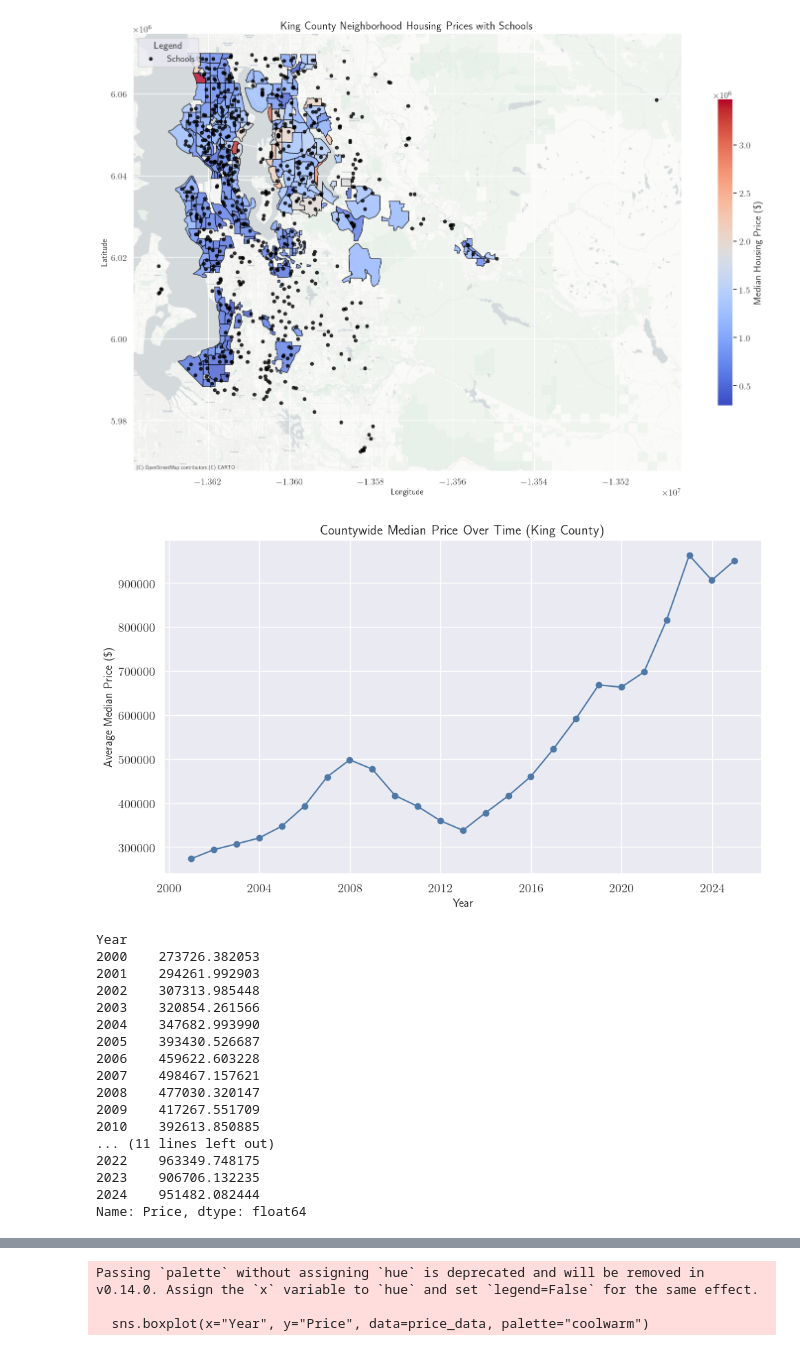
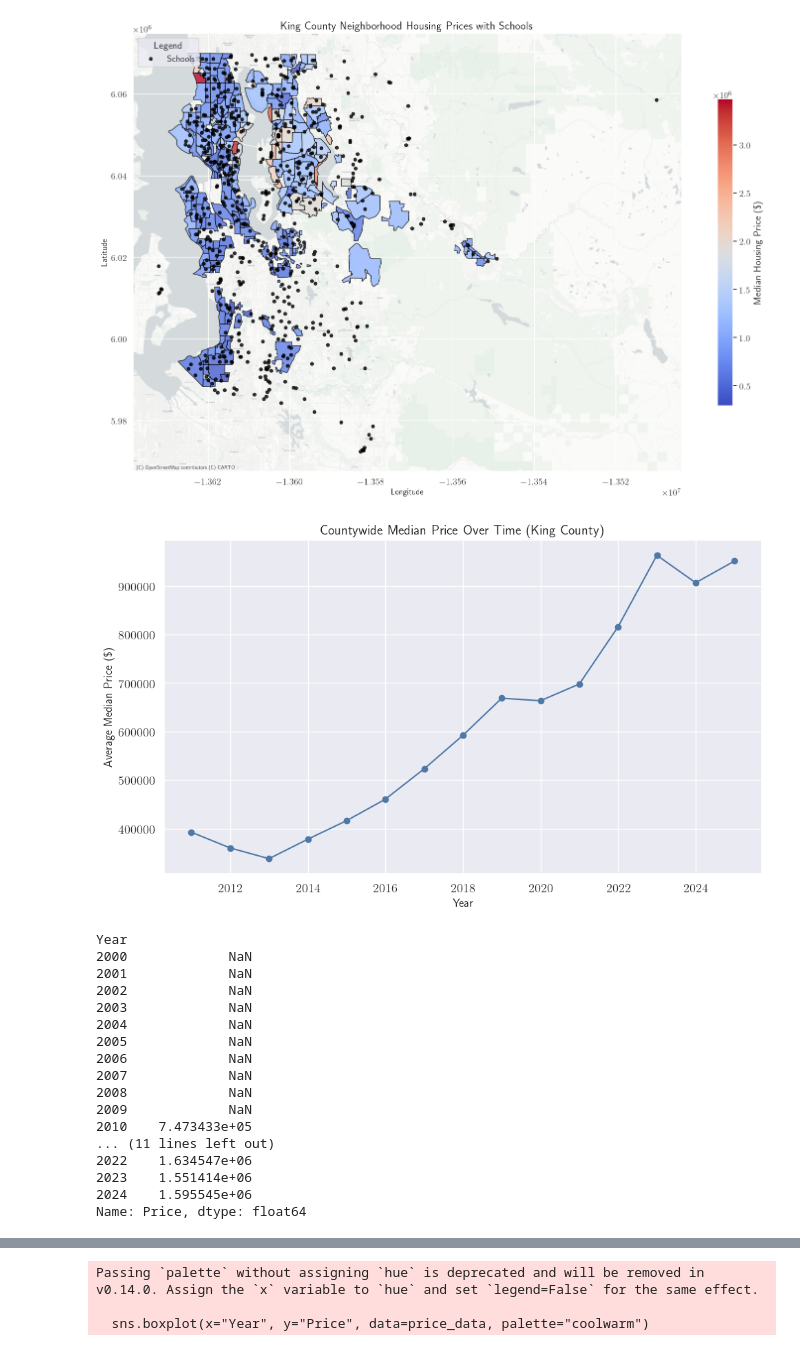
Before and after one commit to cparthiv/TSA-real-estate-analysis, a Jupyter notebook: draft.ipynb, the cells around one changed output, grey strips where cells are left out. Cells and saved outputs as stored; diff of their text form; code cells hidden in the pictures.

```diff
--- a/draft.ipynb
+++ b/draft.ipynb
@@ -395,27 +454,28 @@ plt.show()
+# %%
+zillow_prices = pd.read_csv("datasets/Neighborhood_zhvi_uc_sfrcondo_tier_0.33_0.67_sm_sa_month.csv")
+zillow_prices = zillow_prices[zillow_prices["CountyName"] == "King County"]
+price_data = zillow_prices.iloc[:, 129:]
+zillow_prices = zillow_prices.iloc[:9] + zillow_prices.iloc[:, 129:]
 # %%
-zillow_prices = pd.read_csv("datasets/Neighborhood_zhvi_uc_sfrcondo_tier_0.33_0.67_sm_sa_month.csv")
-zillow_prices = zillow_prices[zillow_prices["CountyName"] == "King County"]
-price_data = zillow_prices.iloc[:, 9:]
-
 # Convert columns to datetime format and calculate the average median price per month
 price_data.columns = pd.to_datetime(price_data.columns)
 average_prices = price_data.mean(axis=0)
 
 # Resample annually for average annual prices
 average_prices_annual = average_prices.resample('Y').mean()
 
 # Plot the data
 plt.figure(figsize=(10, 6))
 plt.plot(average_prices_annual.index, average_prices_annual.values, marker='o')
 plt.title("Countywide Median Price Over Time (King County)", fontsize=14)
 plt.xlabel("Year", fontsize=12)
 plt.ylabel("Average Median Price (\\$)", fontsize=12)
 plt.grid(True)
 plt.tight_layout()
 plt.savefig("./visualizations/average_price_vs_year.png", dpi=300)
 plt.show()
 # %% [output]
-[figure, old version]
+[figure, new version]
 # %%
 price_data = zillow_prices.melt(
     id_vars=["RegionID", "SizeRank", "RegionName", "RegionType", "StateName", "State", "City", "Metro", "CountyName"],
@@ -432,21 +492,21 @@ average_price_by_year = price_data.groupby("Year")["Price"].mean()
 average_price_by_year
 # %% [output]
 Year
-2000    273726.382053
-2001    294261.992903
-2002    307313.985448
-2003    320854.261566
-2004    347682.993990
-2005    393430.526687
-2006    459622.603228
-2007    498467.157621
-2008    477030.320147
-2009    417267.551709
-2010    392613.850885
+2000             NaN
+2001             NaN
+2002             NaN
+2003             NaN
+2004             NaN
+2005             NaN
+2006             NaN
+2007             NaN
+2008             NaN
+2009             NaN
+2010    7.473433e+05
 ... (11 lines left out)
-2022    963349.748175
-2023    906706.132235
-2024    951482.082444
+2022    1.634547e+06
+2023    1.551414e+06
+2024    1.595545e+06
 Name: Price, dtype: float64
 # %%
 growth_rate_by_year = average_price_by_year.pct_change() * 100  # Convert to percentage
```
Also changed, not shown: parts of 4 cells of this notebook.
